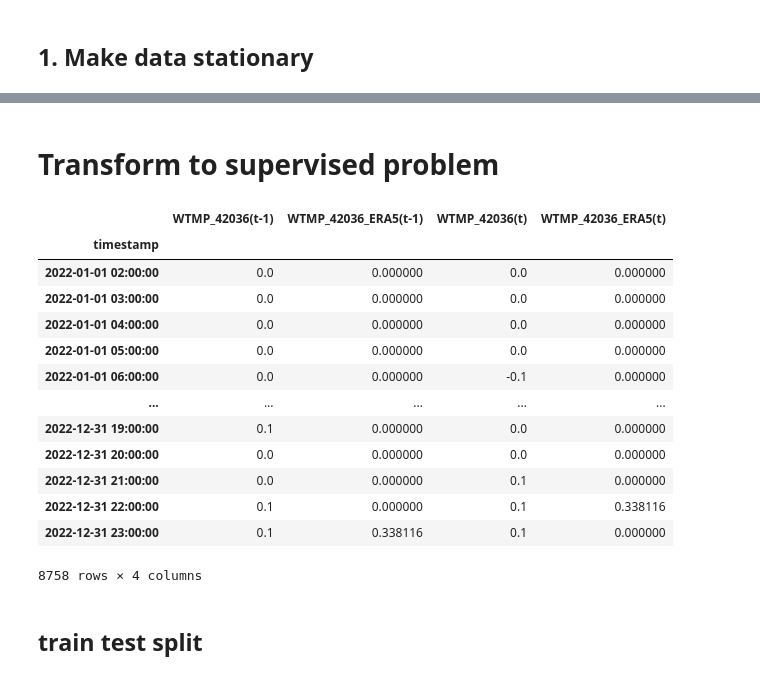
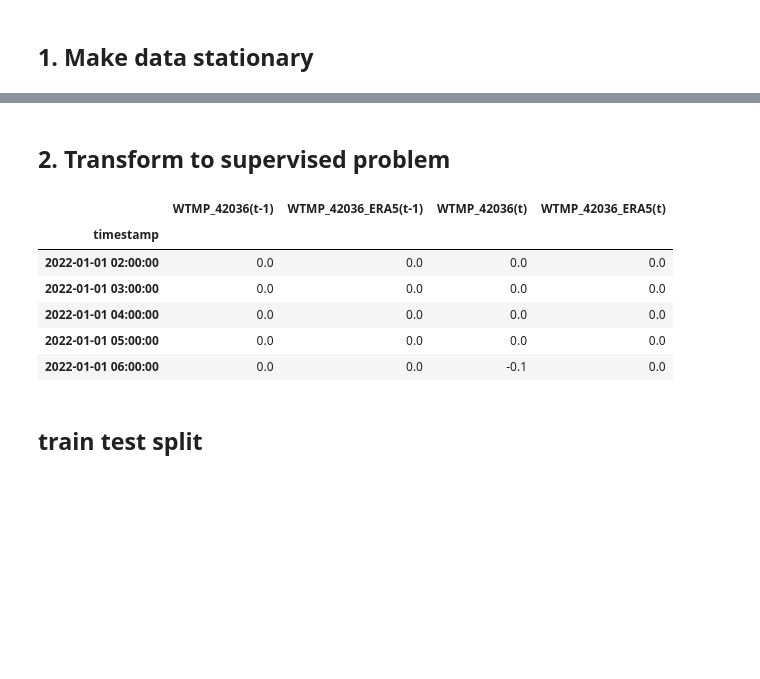
Before and after one commit to elsandner/Master_Project, a Jupyter notebook: Models/PINN/PINN_Baseline.ipynb, the cells around one changed output, grey strips where cells are left out. Saved outputs shown, nothing was run; the diff lists cells and outputs as text; code cells hidden in the pictures; blank space fills up the shorter version.

```diff
--- a/Models/PINN/PINN_Baseline.ipynb
+++ b/Models/PINN/PINN_Baseline.ipynb
@@ -100,24 +87,16 @@ data_stationary.plot( figsize=(10, 5))
 # %% [markdown]
-# Transform to supervised problem
+## 2. Transform to supervised problem
 # %%
-# data_supervised = data_to_supervised(data_stationary)
 data_supervised = mL.data_to_supervised(data_stationary)
-data_supervised
+data_supervised.head()
 # %% [output]
 |  | WTMP_42036(t-1) | WTMP_42036_ERA5(t-1) | WTMP_42036(t) | WTMP_42036_ERA5(t) |
 | timestamp |  |  |  |  |
-| 2022-01-01 02:00:00 | 0.0 | 0.000000 | 0.0 | 0.000000 |
-| 2022-01-01 03:00:00 | 0.0 | 0.000000 | 0.0 | 0.000000 |
-| 2022-01-01 04:00:00 | 0.0 | 0.000000 | 0.0 | 0.000000 |
-| 2022-01-01 05:00:00 | 0.0 | 0.000000 | 0.0 | 0.000000 |
-| 2022-01-01 06:00:00 | 0.0 | 0.000000 | -0.1 | 0.000000 |
-| ... | ... | ... | ... | ... |
-| 2022-12-31 19:00:00 | 0.1 | 0.000000 | 0.0 | 0.000000 |
-| 2022-12-31 20:00:00 | 0.0 | 0.000000 | 0.0 | 0.000000 |
-| 2022-12-31 21:00:00 | 0.0 | 0.000000 | 0.1 | 0.000000 |
-| 2022-12-31 22:00:00 | 0.1 | 0.000000 | 0.1 | 0.338116 |
-| 2022-12-31 23:00:00 | 0.1 | 0.338116 | 0.1 | 0.000000 |
+| 2022-01-01 02:00:00 | 0.0 | 0.0 | 0.0 | 0.0 |
+| 2022-01-01 03:00:00 | 0.0 | 0.0 | 0.0 | 0.0 |
+| 2022-01-01 04:00:00 | 0.0 | 0.0 | 0.0 | 0.0 |
+| 2022-01-01 05:00:00 | 0.0 | 0.0 | 0.0 | 0.0 |
+| 2022-01-01 06:00:00 | 0.0 | 0.0 | -0.1 | 0.0 |
-8758 rows × 4 columns
 # %% [markdown]
 ## train test split
 # %%
```
Also changed, not shown: parts of 6 cells of this notebook, 12 other files.
